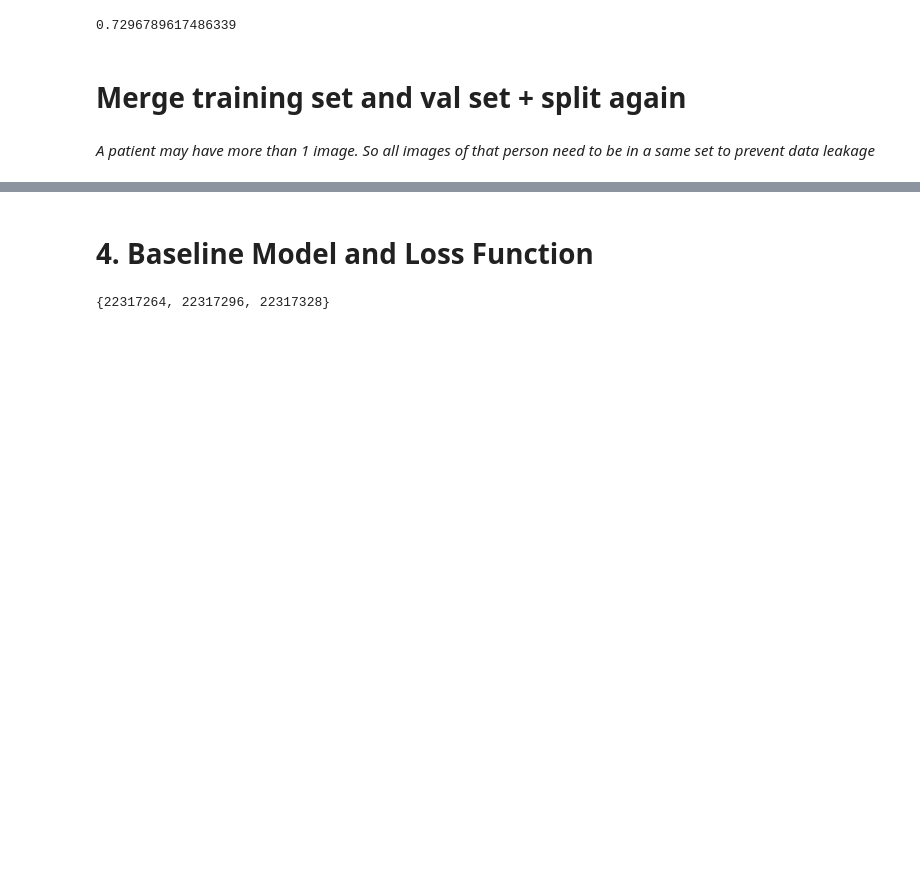
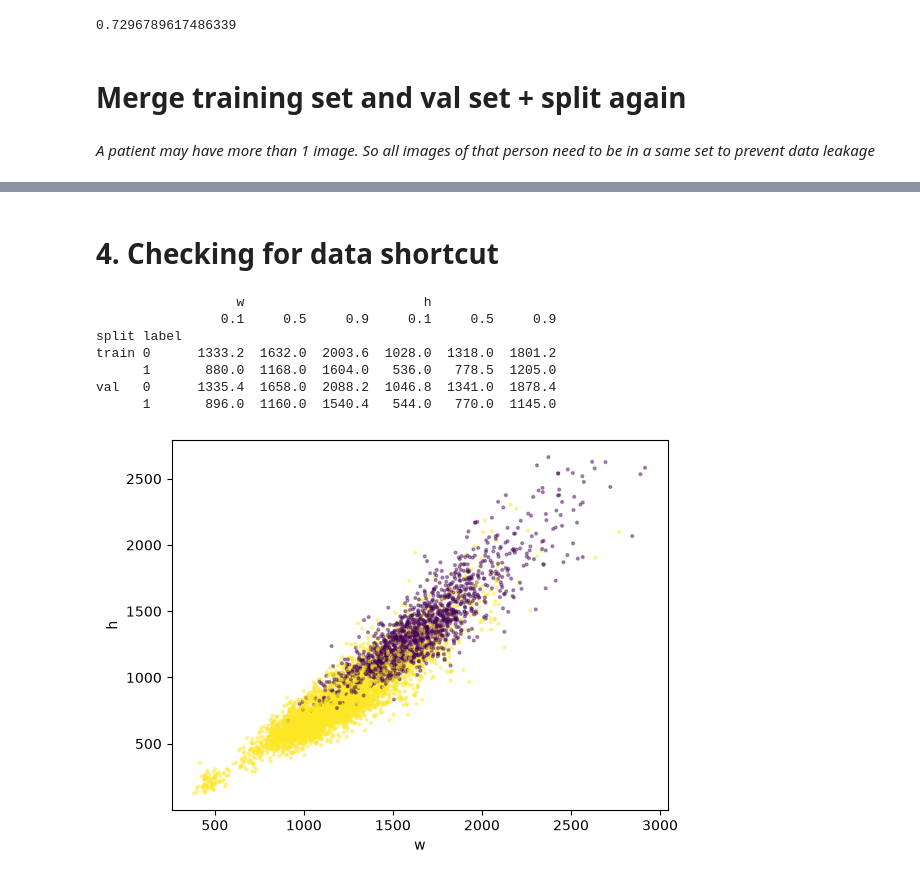
Before and after one commit to TetDongDay07/Chest_XRay_Pneumonia, a Jupyter notebook: notebook/eda.ipynb, the cells around one changed output, grey strips where cells are left out. Drawn from its saved outputs; the diff is of its cells as text; code cells hidden in the pictures; blank space fills up the shorter version.

```diff
--- a/notebook/eda.ipynb
+++ b/notebook/eda.ipynb
@@ -275,29 +284,2 @@ len(train_df)
 # %% [markdown]
-# 4. Baseline Model and Loss Function
+# 4. Checking for data shortcut
-# %%
-import torch, torch.nn as nn
-from torchvision import models
-
-device = 'cuda' if torch.cuda.is_available() else 'cpu'
-model = models.resnet18(weights = models.ResNet18_Weights.DEFAULT)
-
-#Freezing parameter for transfer learning
-for p in model.parameters():
-    p.requires_grad = False
-
-#Create a Fully connected layer in the last, with 2 output feature
-model.fc = nn.Linear(model.fc.in_features, 2)
-model = model.to(device)
-
-
-#weight to compensate the imbalance (73% is Pnemonia)
-counts = train_df['label'].value_counts().sort_index().values
-weights = torch.tensor(len(train_df)/(2*counts), dtype = torch.float).to(device)
-criterion = nn.CrossEntropyLoss(weights)
-optimizer = torch.optim.Adam(params = model.fc.parameters(), lr = 1e-3)
-# %%
-ngu = [1,2,3,1]
-nd = {id(p) for p in ngu}
-nd
-# %% [output]
-{22317264, 22317296, 22317328}
@@ -303,0 +288,33 @@ nd
+# %%
+from concurrent.futures import ProcessPoolExecutor
+from pathlib import Path
+from PIL import Image
+import numpy as np
+
+def stats(p):
+    p_path = Path(p)
+    # Mở ảnh và trích xuất chỉ số
+    with Image.open(p_path) as im:
+        # Nếu ảnh đã là xám (L) thì không cần convert('L') để tiết kiệm CPU
+        a = np.asarray(im if im.mode == 'L' else im.convert('L'), dtype=np.float32)
+        return [im.width, im.height, a.mean(), a.std()]
+
+# Trích xuất đa tiến trình (Multi-processing) tận dụng toàn bộ nhân CPU
+with ProcessPoolExecutor() as executor:
+    Xtr = np.array(list(executor.map(stats, train_df.path, chunksize=100)))
+    Xva = np.array(list(executor.map(stats, val_df.path, chunksize=100)))
+# %%
+sz = pd.concat([train_df.assign(w=Xtr[:, 0], h=Xtr[:, 1], split='train'),
+                val_df.assign(w=Xva[:, 0], h=Xva[:, 1], split='val')])
+print(sz.groupby(['split', 'label'])[['w', 'h']].quantile([.1, .5, .9]).unstack())
+import matplotlib.pyplot as plt
+plt.scatter(sz.w, sz.h, c=sz.label, s=4, alpha=.4); plt.xlabel('w'); plt.ylabel('h'); plt.show()
+# %% [output]
+                  w                       h
+                0.1     0.5     0.9     0.1     0.5     0.9
+split label
+train 0      1333.2  1632.0  2003.6  1028.0  1318.0  1801.2
+      1       880.0  1168.0  1604.0   536.0   778.5  1205.0
+val   0      1335.4  1658.0  2088.2  1046.8  1341.0  1878.4
+      1       896.0  1160.0  1540.4   544.0   770.0  1145.0
+[figure, added]
```
Also changed, not shown: parts of 31 cells of this notebook, 4 other files.
